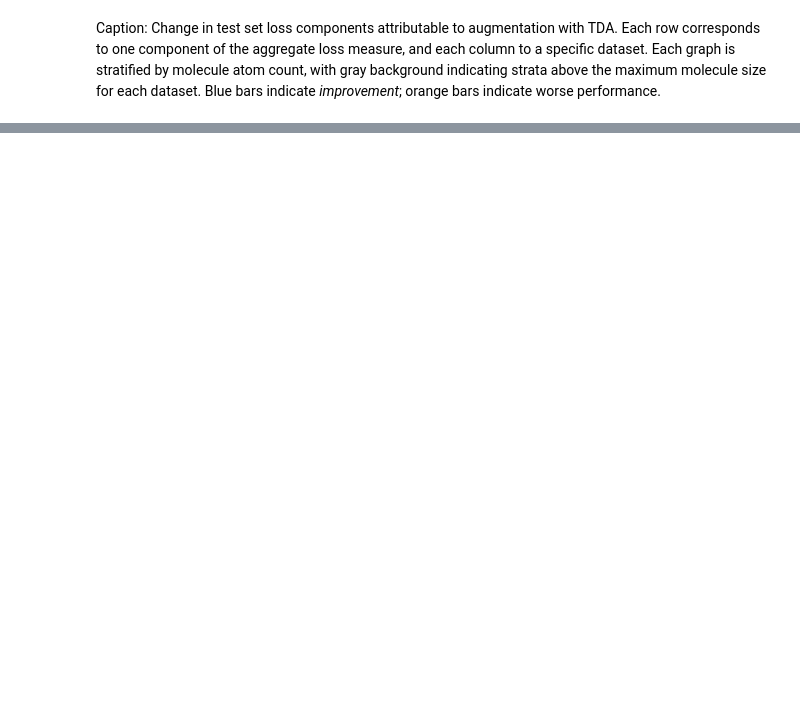
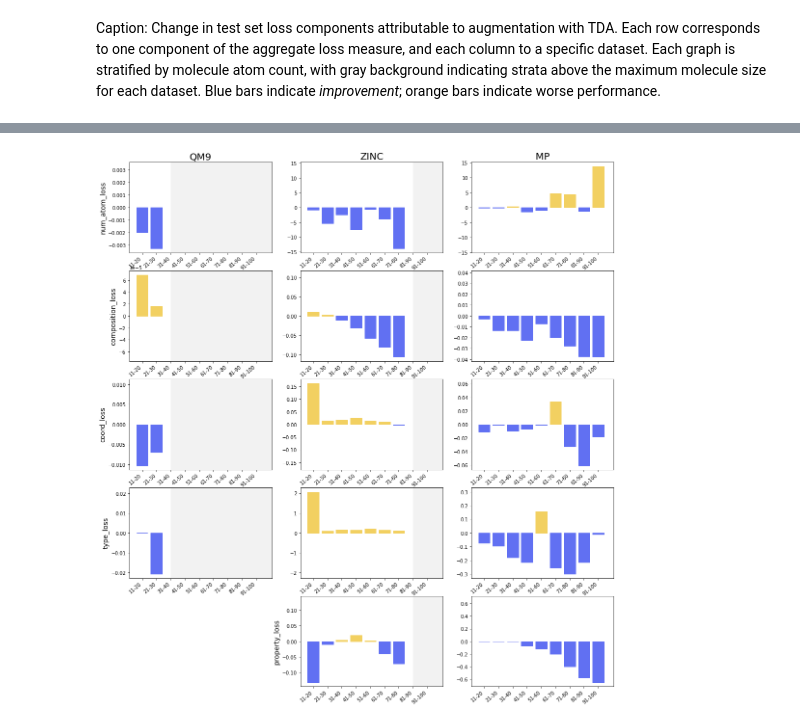
Before and after one commit to TyJK/cdvae, a Jupyter notebook: notebooks/Figure_Generation.ipynb, the cells around one changed output, grey strips where cells are left out. Saved outputs shown, nothing was run; the diff lists cells and outputs as text; code cells hidden in the pictures; blank space fills up the shorter version.

```diff
--- a/notebooks/Figure_Generation.ipynb
+++ b/notebooks/Figure_Generation.ipynb
@@ -129,0 +174,17 @@ Caption: Change in test set loss components attributable to augmentation with TD
+# %%
+fig, axes = plt.subplots(len(LOSS_COLS), 3, figsize=(6*3, len(LOSS_COLS)*4))
+
+for col, (dataset_name, dataset_result, max_bin_val) in enumerate(zip(dataset_names, dataset_results, datset_max_bin_vals)):
+    for row, loss_col in enumerate(LOSS_COLS):
+        if (dataset_name == "QM9") and (loss_col == "property_loss"):
+            axes[row,col].axis("off") # QM9 was not trained on property prediction
+        else:
+            bin_paired_average_plot(dataset_result, loss_col, ax=axes[row,col], max_bin_val=max_bin_val)
+
+        if (col == 0) or ((col == 1) and (loss_col == "property_loss")):
+            axes[row,col].set_ylabel(loss_col, fontsize=14)
+
+        if row == 0:
+            axes[row,col].set_title(dataset_name, fontsize=20)
+# %% [output]
+[figure, added]
```
Also changed, not shown: parts of 7 cells of this notebook.
